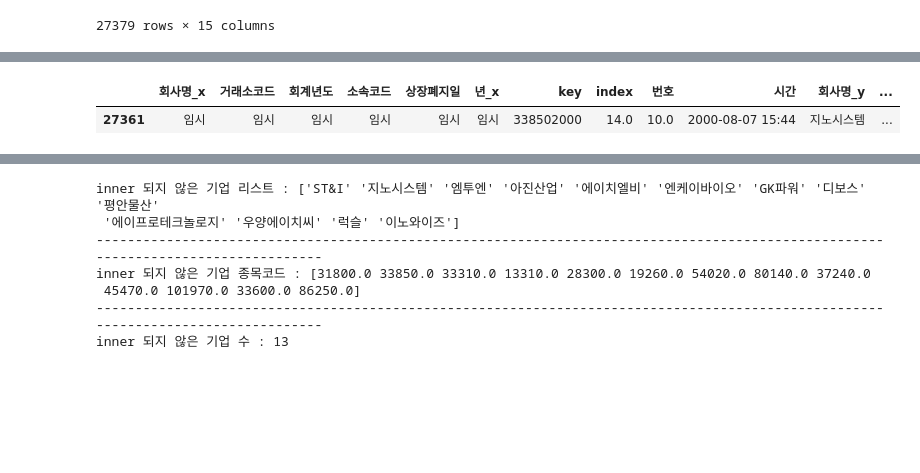
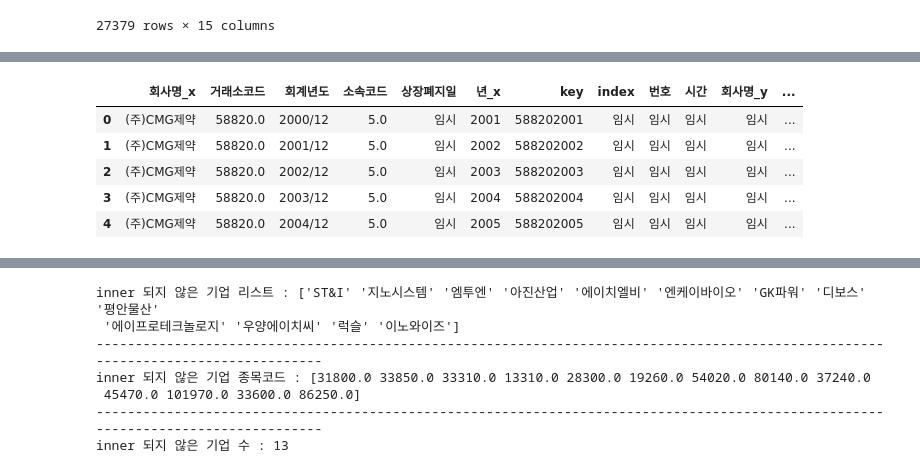
Before and after one commit to JxxHxxx/Ubion-CorporateBankruptcyAnalysis, a Jupyter notebook: Code/JH/prepro_bankruptcy.ipynb, the cells around one changed output, grey strips where cells are left out. Drawn from its saved outputs; the diff is of its cells as text; code cells hidden in the pictures; blank space fills up the shorter version.

```diff
--- a/Code/JH/prepro_bankruptcy.ipynb
+++ b/Code/JH/prepro_bankruptcy.ipynb
@@ -171,5 +175,9 @@ subset.loc[subset['key'] == '338502001']
-# %%
-subset.loc[subset['종목코드'] == 33850]
-# %% [output]
-|  | 회사명_x | 거래소코드 | 회계년도 | 소속코드 | 상장폐지일 | 년_x | key | index | 번호 | 시간 | 회사명_y | ... |
-| 27361 | 임시 | 임시 | 임시 | 임시 | 임시 | 임시 | 338502000 | 14.0 | 10.0 | 2000-08-07 15:44 | 지노시스템 | ... |
+# %%
+subset.head()
+# %% [output]
+|  | 회사명_x | 거래소코드 | 회계년도 | 소속코드 | 상장폐지일 | 년_x | key | index | 번호 | 시간 | 회사명_y | ... |
+| 0 | (주)CMG제약 | 58820.0 | 2000/12 | 5.0 | 임시 | 2001 | 588202001 | 임시 | 임시 | 임시 | 임시 | ... |
+| 1 | (주)CMG제약 | 58820.0 | 2001/12 | 5.0 | 임시 | 2002 | 588202002 | 임시 | 임시 | 임시 | 임시 | ... |
+| 2 | (주)CMG제약 | 58820.0 | 2002/12 | 5.0 | 임시 | 2003 | 588202003 | 임시 | 임시 | 임시 | 임시 | ... |
+| 3 | (주)CMG제약 | 58820.0 | 2003/12 | 5.0 | 임시 | 2004 | 588202004 | 임시 | 임시 | 임시 | 임시 | ... |
+| 4 | (주)CMG제약 | 58820.0 | 2004/12 | 5.0 | 임시 | 2005 | 588202005 | 임시 | 임시 | 임시 | 임시 | ... |
```
Also changed, not shown: parts of 3 cells of this notebook, 1 other file.
